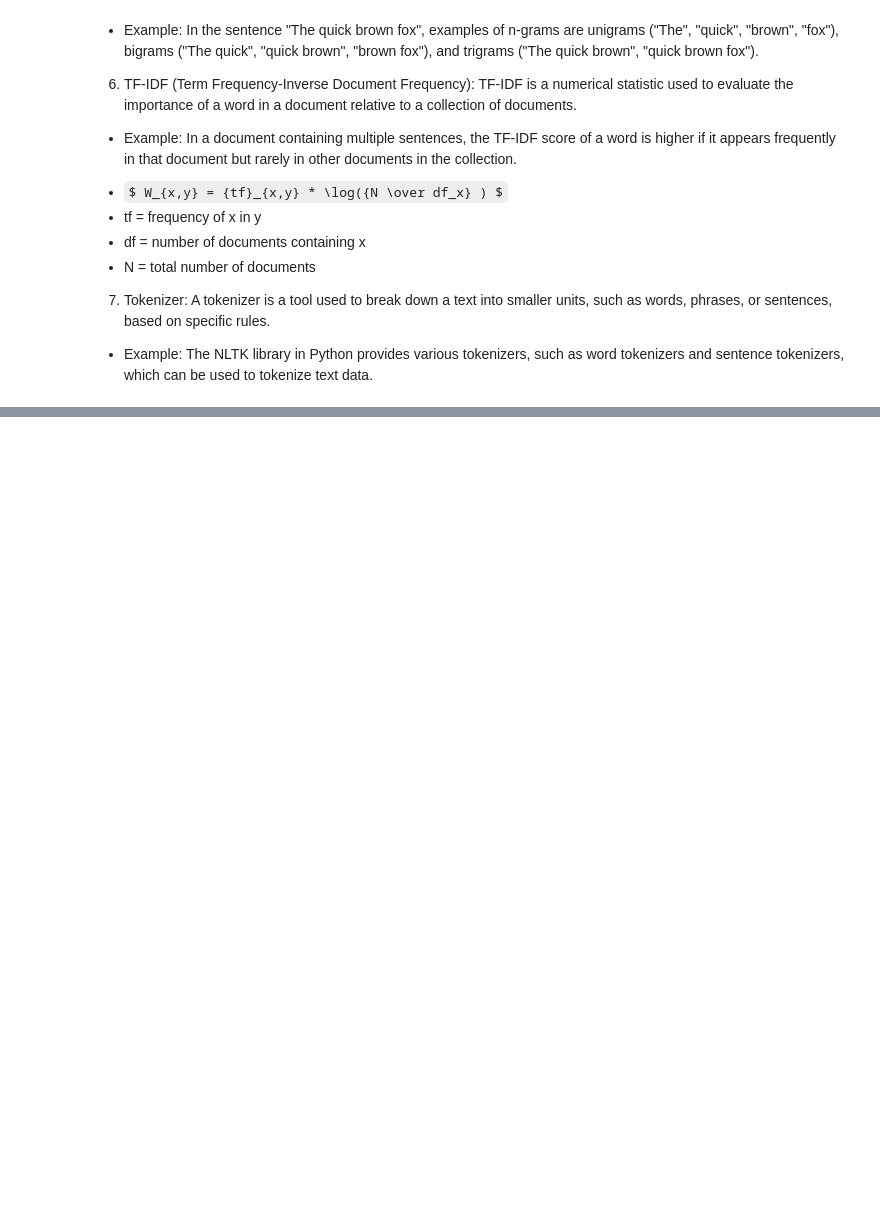
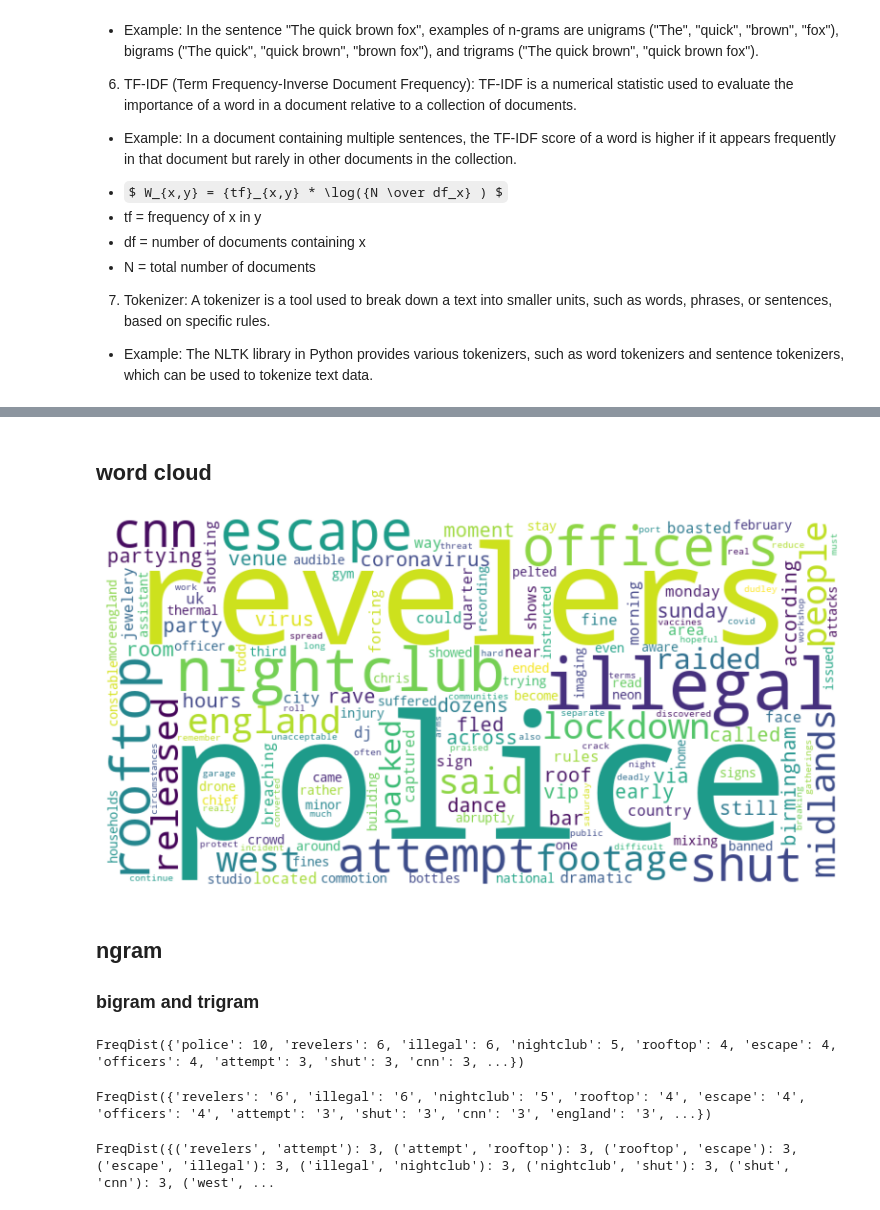
Before and after one commit to tchun91/NLP_Study, a Jupyter notebook: NLP_Study/02.nlp_basics.ipynb, the cells around one changed output, grey strips where cells are left out. Saved outputs shown, nothing was run; the diff lists cells and outputs as text; code cells hidden in the pictures; some formulas as TeX source; blank space fills up the shorter version.

```diff
--- a/NLP_Study/02.nlp_basics.ipynb
+++ b/NLP_Study/02.nlp_basics.ipynb
@@ -33,4 +36,4 @@ from nltk.stem.porter import PorterStemmer
 # %%
 df = pd.read_csv('CNN_Articels_clean.csv')
 # %%
-df
+df_new = df.sample(200).copy()
@@ -69,4 +56,4 @@ False
 # %%
-list_art = df['Article'].to_list()
-list_cat = df['Category'].to_list()
-list_sec = df['Section'].to_list()
+list_art = df_new['Article'].to_list()
+list_cat = df_new['Category'].to_list()
+list_sec = df_new['Section'].to_list()
@@ -102,0 +146,18 @@ NameError: name 'word_tokenize' is not defined
+# %% [markdown]
+## word cloud
+# %%
+from nltk.probability import FreqDist
+fdist = FreqDist((corpus[5].split(' ')))
+from wordcloud import WordCloud
+# Generate the word cloud
+wordcloud = WordCloud(width=800, height=400, background_color='white').generate_from_frequencies(fdist)
+import matplotlib.pyplot as plt
+plt.figure(figsize=(10, 5))
+plt.imshow(wordcloud, interpolation='bilinear')
+plt.axis('off')
+plt.show()
+# %% [output]
+[figure, added]
+# %% [markdown]
+## ngram
+### bigram and trigram
@@ -102,0 +166,23 @@ NameError: name 'word_tokenize' is not defined
+# %%
+fdist
+# %% [output]
+FreqDist({'police': 10, 'revelers': 6, 'illegal': 6, 'nightclub': 5, 'rooftop': 4, 'escape': 4, 'officers': 4, 'attempt': 3, 'shut': 3, 'cnn': 3, ...})
+# %%
+for i in fdist.keys():
+    fdist[i] = str(fdist[i])
+fdist
+# %% [output]
+FreqDist({'revelers': '6', 'illegal': '6', 'nightclub': '5', 'rooftop': '4', 'escape': '4', 'officers': '4', 'attempt': '3', 'shut': '3', 'cnn': '3', 'england': '3', ...})
+# %%
+
+# Generate bigrams and trigrams
+bigrams = list(ngrams((corpus[5].split(' ')), 2))
+trigrams = list(ngrams((corpus[5].split(' ')), 3))
+
+
+
+# Calculate word frequencies
+fdist = FreqDist(bigrams)
+fdist
+# %% [output]
+FreqDist({('revelers', 'attempt'): 3, ('attempt', 'rooftop'): 3, ('rooftop', 'escape'): 3, ('escape', 'illegal'): 3, ('illegal', 'nightclub'): 3, ('nightclub', 'shut'): 3, ('shut', 'cnn'): 3, ('west', ...
```
Also changed, not shown: parts of 30 cells of this notebook.
